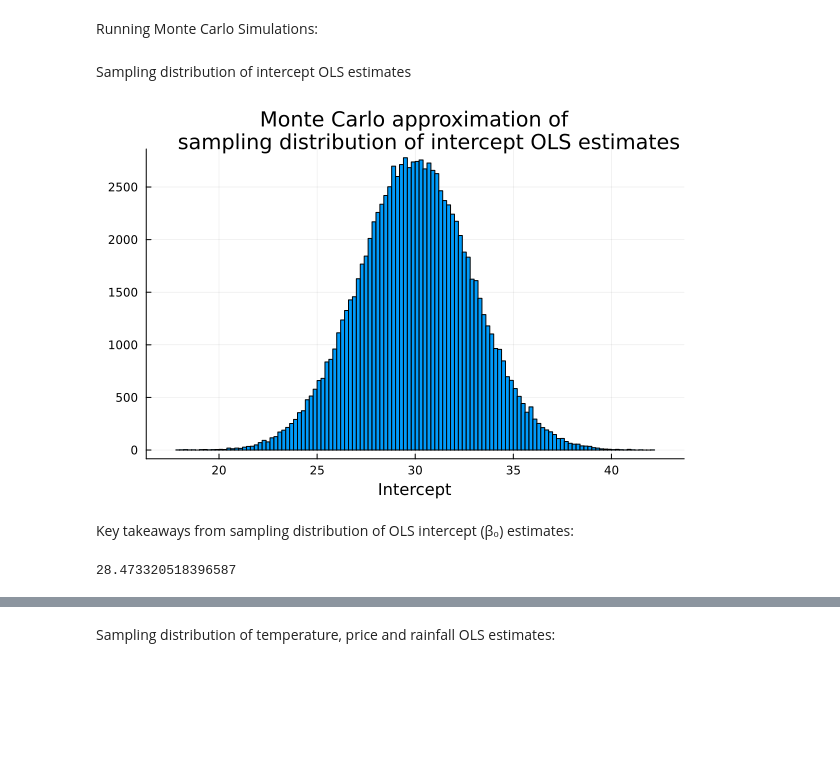
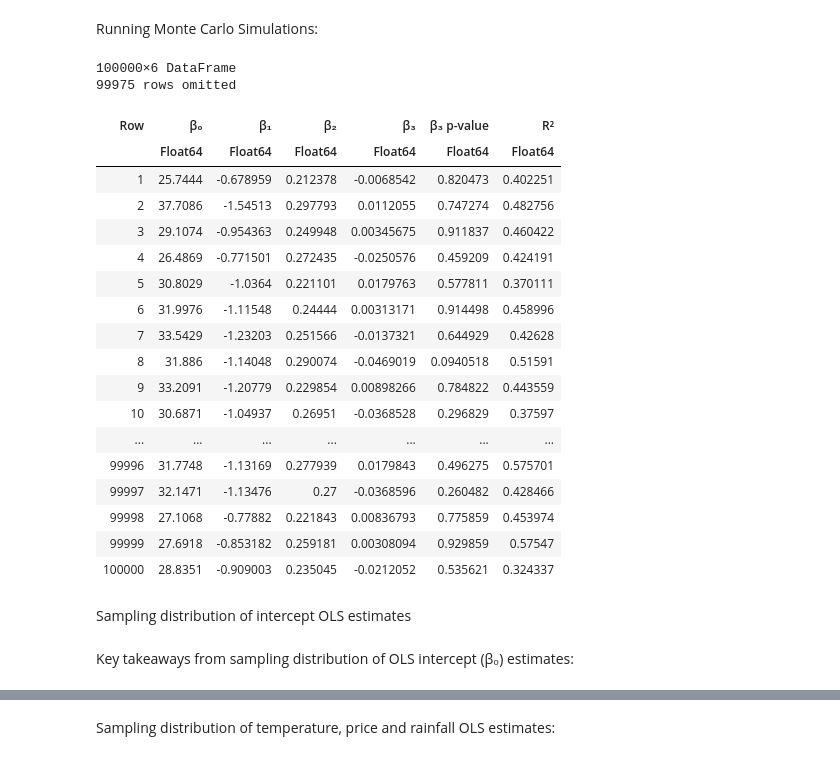
Before and after one commit to pszufe/MIT_18.S097_Introduction-to-Julia-for-Data-Science, a Jupyter notebook: Day-2a_Classical-predictive-models/classical_models.ipynb, the cells around one changed output, grey strips where cells are left out. Cells and saved outputs as stored; diff of their text form; code cells hidden in the pictures; blank space fills up the shorter version.

```diff
--- a/Day-2a_Classical-predictive-models/classical_models.ipynb
+++ b/Day-2a_Classical-predictive-models/classical_models.ipynb
@@ -247,0 +220,3 @@ Float64[]
+# %%
+estimation_columns =  ["β₀", "β₁", "β₂", "β₃", "β₃ p-value", "R²"]
+estimation_results = DataFrame([column_name => Float64[] for column_name in estimation_columns])
@@ -267,13 +243,34 @@ for i in 1:N
 end
+# %%
+estimation_results
+# %% [output]
+100000×6 DataFrame
+99975 rows omitted
+| Row | β₀ | β₁ | β₂ | β₃ | β₃ p-value | R² |
+|  | Float64 | Float64 | Float64 | Float64 | Float64 | Float64 |
+| 1 | 25.7444 | -0.678959 | 0.212378 | -0.0068542 | 0.820473 | 0.402251 |
+| 2 | 37.7086 | -1.54513 | 0.297793 | 0.0112055 | 0.747274 | 0.482756 |
+| 3 | 29.1074 | -0.954363 | 0.249948 | 0.00345675 | 0.911837 | 0.460422 |
+| 4 | 26.4869 | -0.771501 | 0.272435 | -0.0250576 | 0.459209 | 0.424191 |
+| 5 | 30.8029 | -1.0364 | 0.221101 | 0.0179763 | 0.577811 | 0.370111 |
+| 6 | 31.9976 | -1.11548 | 0.24444 | 0.00313171 | 0.914498 | 0.458996 |
+| 7 | 33.5429 | -1.23203 | 0.251566 | -0.0137321 | 0.644929 | 0.42628 |
+| 8 | 31.886 | -1.14048 | 0.290074 | -0.0469019 | 0.0940518 | 0.51591 |
+| 9 | 33.2091 | -1.20779 | 0.229854 | 0.00898266 | 0.784822 | 0.443559 |
+| 10 | 30.6871 | -1.04937 | 0.26951 | -0.0368528 | 0.296829 | 0.37597 |
+| ... | ... | ... | ... | ... | ... | ... |
+| 99996 | 31.7748 | -1.13169 | 0.277939 | 0.0179843 | 0.496275 | 0.575701 |
+| 99997 | 32.1471 | -1.13476 | 0.27 | -0.0368596 | 0.260482 | 0.428466 |
+| 99998 | 27.1068 | -0.77882 | 0.221843 | 0.00836793 | 0.775859 | 0.453974 |
+| 99999 | 27.6918 | -0.853182 | 0.259181 | 0.00308094 | 0.929859 | 0.57547 |
+| 100000 | 28.8351 | -0.909003 | 0.235045 | -0.0212052 | 0.535621 | 0.324337 |
 # %% [markdown]
 Sampling distribution of intercept OLS estimates
 # %%
-histogram(estimated_β₀,
+histogram(estimation_results.β₀,
     title = "Monte Carlo approximation of
     sampling distribution of intercept OLS estimates",
     xlabel = "Intercept",
     legend = false)
-# %% [output]
-[figure, removed]
 # %% [markdown]
 Key takeaways from sampling distribution of OLS intercept (β₀) estimates:
@@ -282,7 +277,3 @@ using Markdown  # TODO move to front
-# %%
-DataFrame(coeftable(fitted_OLS))[1, 2]
-# %% [output]
-28.473320518396587
 # %%
 display(md"""
 The intercept (β₀) estimated by Ordianary Least Squares (OLS) at the value of
```
Also changed, not shown: parts of 41 cells of this notebook, 1 other file.
